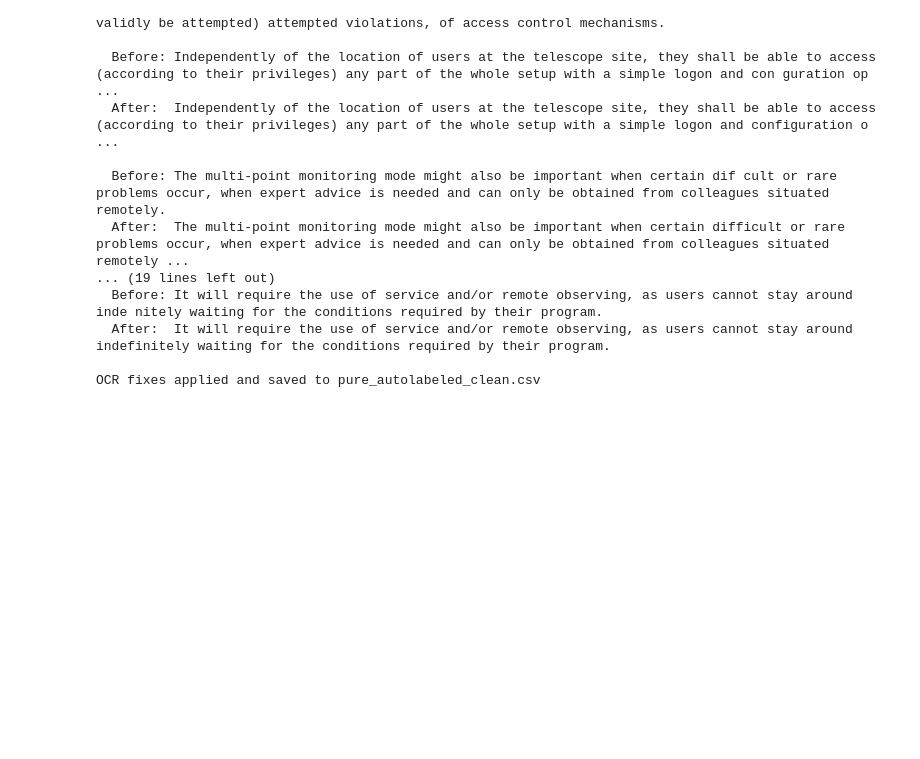
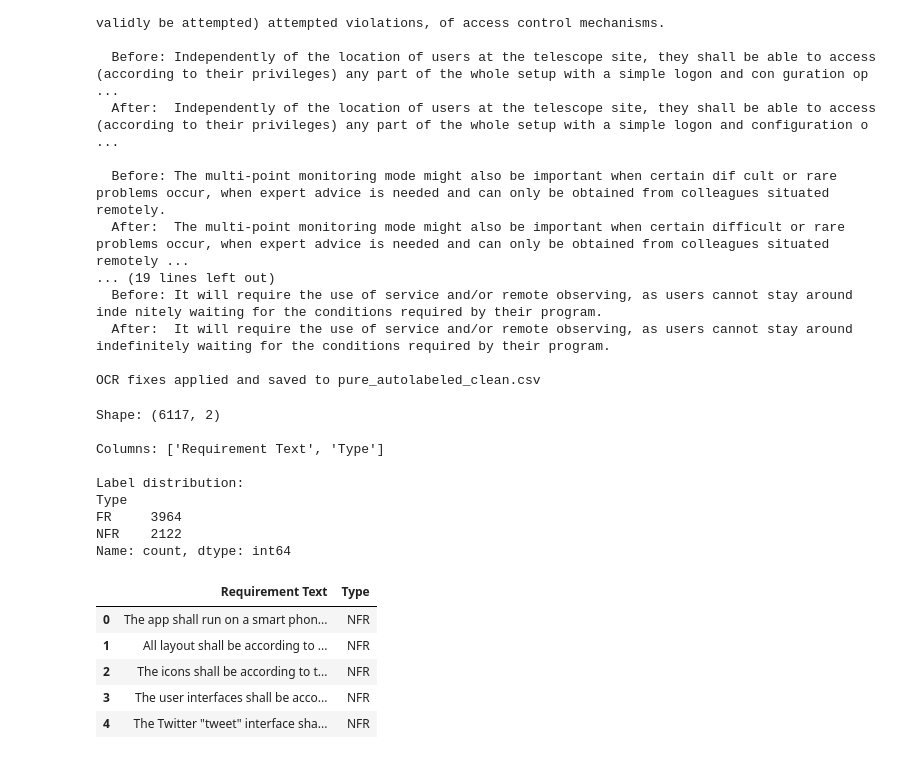
Before and after one commit to AlanW0320/requirements-elicitation-agent, a Jupyter notebook: notebooks/01_data_preprocessing.ipynb, the cells around one changed output. Drawn from its saved outputs; the diff is of its cells as text; code cells hidden in the pictures; blank space fills up the shorter version.

Commit message:
intro to fr_nfr dataset

```diff
--- a/notebooks/01_data_preprocessing.ipynb
+++ b/notebooks/01_data_preprocessing.ipynb
@@ -917,11 +917,29 @@ Sample fixes:
 
 OCR fixes applied and saved to pure_autolabeled_clean.csv
 # %%
-fr_nfr_df = pd.read_csv('../data/raw/fr_nfr_dataset.csv')  # adjust filename
+fr_nfr_df = pd.read_excel('../data/raw/FR_NFR/FR_NFR_Dataset.xlsx')
 
 print("Shape:", fr_nfr_df.shape)
 print("\nColumns:", fr_nfr_df.columns.tolist())
+print("\nLabel distribution:")
+print(fr_nfr_df.iloc[:, -1].value_counts())
 fr_nfr_df.head()
+# %% [output]
+Shape: (6117, 2)
+
+Columns: ['Requirement Text', 'Type']
+
+Label distribution:
+Type
+FR     3964
+NFR    2122
+Name: count, dtype: int64
+|  | Requirement Text | Type |
+| 0 | The app shall run on a smart phon... | NFR |
+| 1 | All layout shall be according to ... | NFR |
+| 2 | The icons shall be according to t... | NFR |
+| 3 | The user interfaces shall be acco... | NFR |
+| 4 | The Twitter "tweet" interface sha... | NFR |
 # %%
 # ---- Standardize PROMISE ----
 # Typical PROMISE columns: 'RequirementText', 'class'
```
